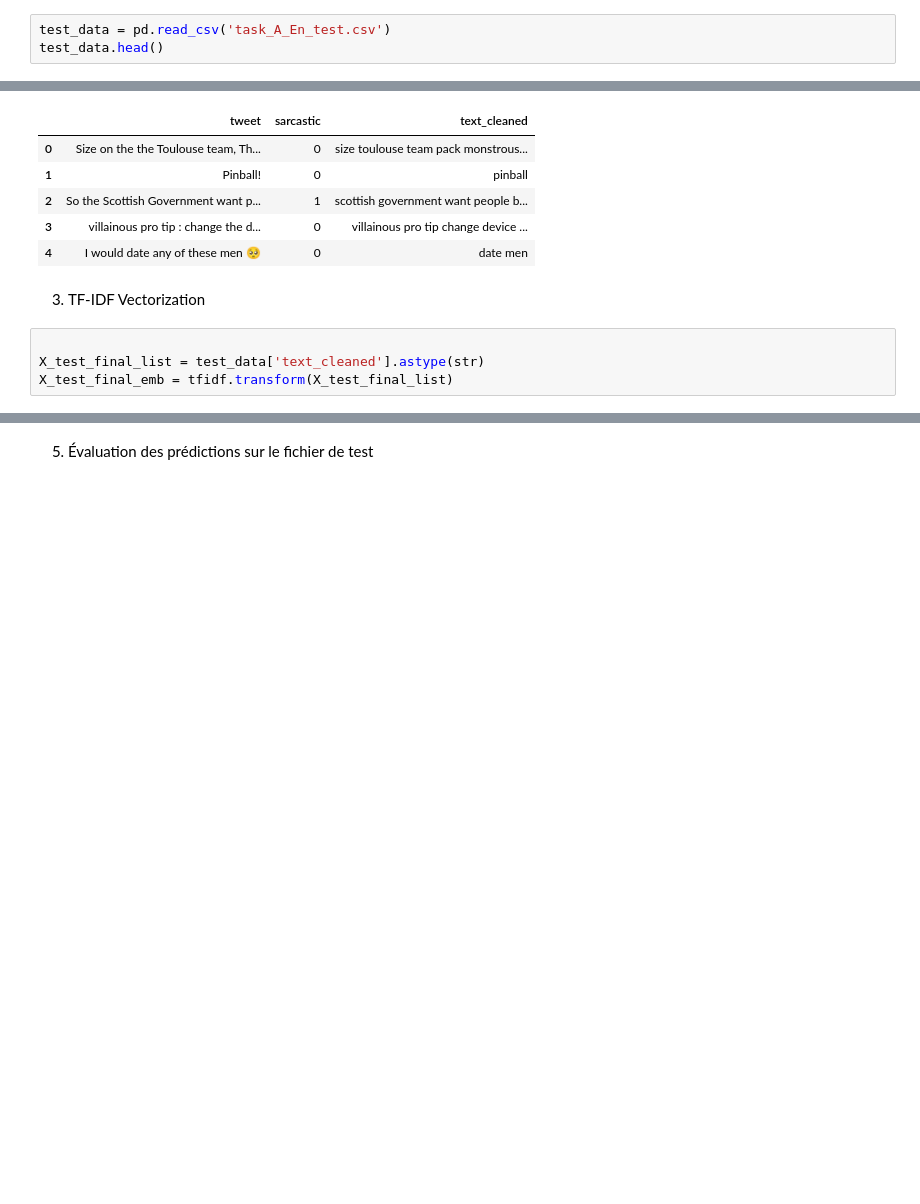
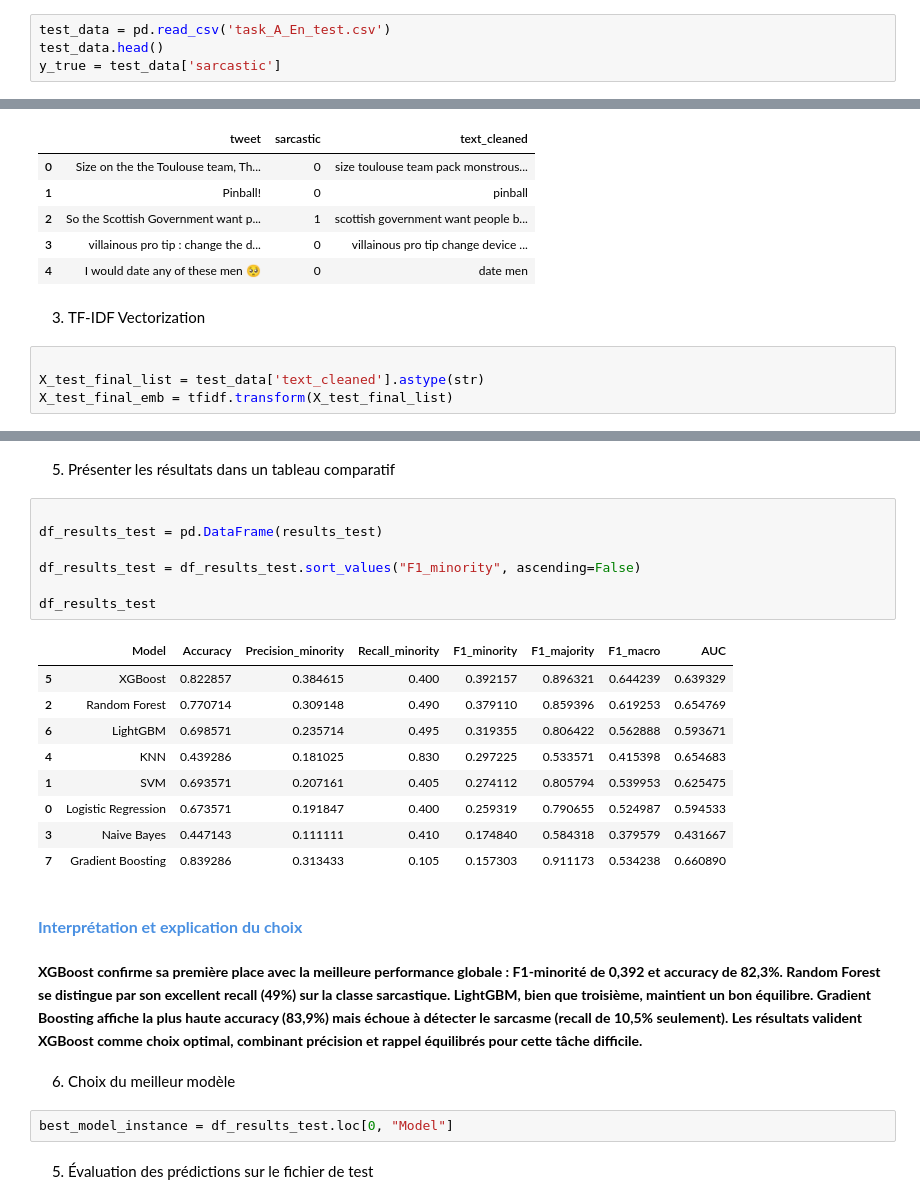
Before and after one commit to BrahimAbid004/iSarcasmEval_En_Project, a Jupyter notebook: Sarcasm_Eval.ipynb, the cells around one changed output, grey strips where cells are left out. Drawn from its saved outputs; the diff is of its cells as text; blank space fills up the shorter version.

```diff
--- a/Sarcasm_Eval.ipynb
+++ b/Sarcasm_Eval.ipynb
@@ -593,6 +586,7 @@ Best model selected: XGBoost
 # %%
 test_data = pd.read_csv('task_A_En_test.csv')
 test_data.head()
+y_true = test_data['sarcastic']
 # %% [output]
 |  | tweet | sarcastic |
 | 0 | Size on the the Toulouse team, Th... | 0 |
@@ -627,3 +659,33 @@ test_data['sarcastic_pred'] = y_test_final_pred
+# %% [markdown]
+5. Présenter les résultats dans un tableau comparatif
+# %%
+
+df_results_test = pd.DataFrame(results_test)
+
+df_results_test = df_results_test.sort_values("F1_minority", ascending=False)
+
+df_results_test
+# %% [output]
+|  | Model | Accuracy | Precision_minority | Recall_minority | F1_minority | F1_majority | F1_macro | AUC |
+| 5 | XGBoost | 0.822857 | 0.384615 | 0.400 | 0.392157 | 0.896321 | 0.644239 | 0.639329 |
+| 2 | Random Forest | 0.770714 | 0.309148 | 0.490 | 0.379110 | 0.859396 | 0.619253 | 0.654769 |
+| 6 | LightGBM | 0.698571 | 0.235714 | 0.495 | 0.319355 | 0.806422 | 0.562888 | 0.593671 |
+| 4 | KNN | 0.439286 | 0.181025 | 0.830 | 0.297225 | 0.533571 | 0.415398 | 0.654683 |
+| 1 | SVM | 0.693571 | 0.207161 | 0.405 | 0.274112 | 0.805794 | 0.539953 | 0.625475 |
+| 0 | Logistic Regression | 0.673571 | 0.191847 | 0.400 | 0.259319 | 0.790655 | 0.524987 | 0.594533 |
+| 3 | Naive Bayes | 0.447143 | 0.111111 | 0.410 | 0.174840 | 0.584318 | 0.379579 | 0.431667 |
+| 7 | Gradient Boosting | 0.839286 | 0.313433 | 0.105 | 0.157303 | 0.911173 | 0.534238 | 0.660890 |
+# %% [markdown]
+<p style="color:#4A90E2; font-size:16px; font-weight:bold; margin-top:20px;">
+Interprétation et explication du choix
+</p>
+# %% [markdown]
+<span style="font-size:14px; font-weight:bold;">
+XGBoost confirme sa première place avec la meilleure performance globale : F1-minorité de 0,392 et accuracy de 82,3%. Random Forest se distingue par son excellent recall (49%) sur la classe sarcastique. LightGBM, bien que troisième, maintient un bon équilibre. Gradient Boosting affiche la plus haute accuracy (83,9%) mais échoue à détecter le sarcasme (recall de 10,5% seulement). Les résultats valident XGBoost comme choix optimal, combinant précision et rappel équilibrés pour cette tâche difficile.
+# %% [markdown]
+6. Choix du meilleur modèle
+# %%
+best_model_instance = df_results_test.loc[0, "Model"]
 # %% [markdown]
 5. Évaluation des prédictions sur le fichier de test
 # %%
```
Also changed, not shown: parts of 8 cells of this notebook.
